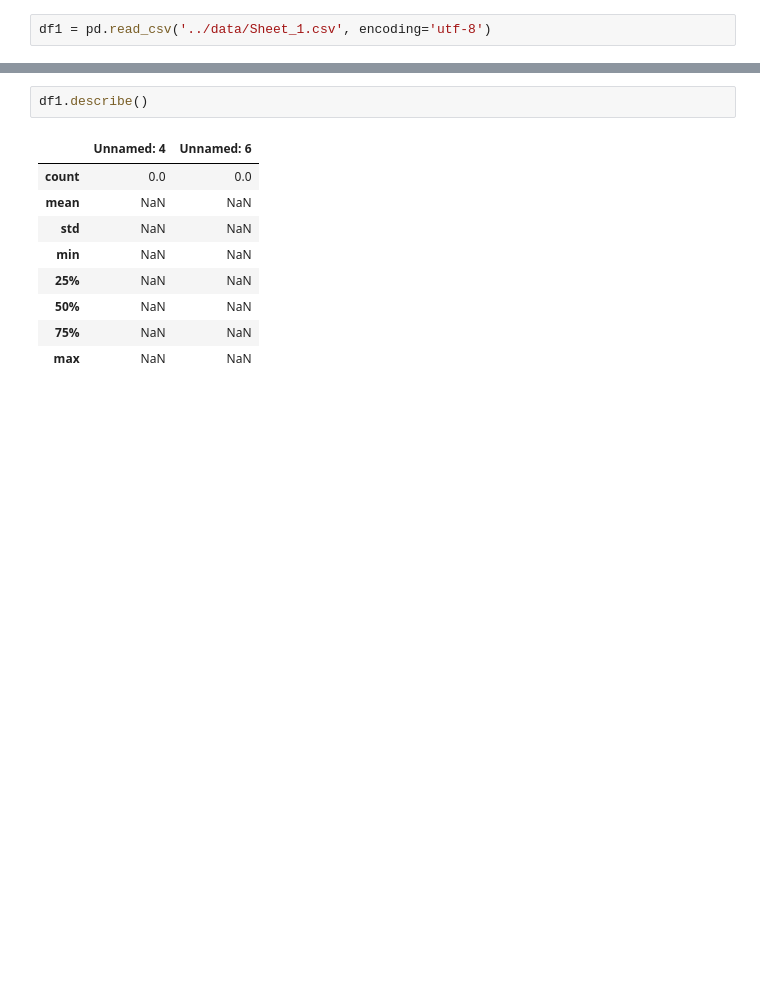
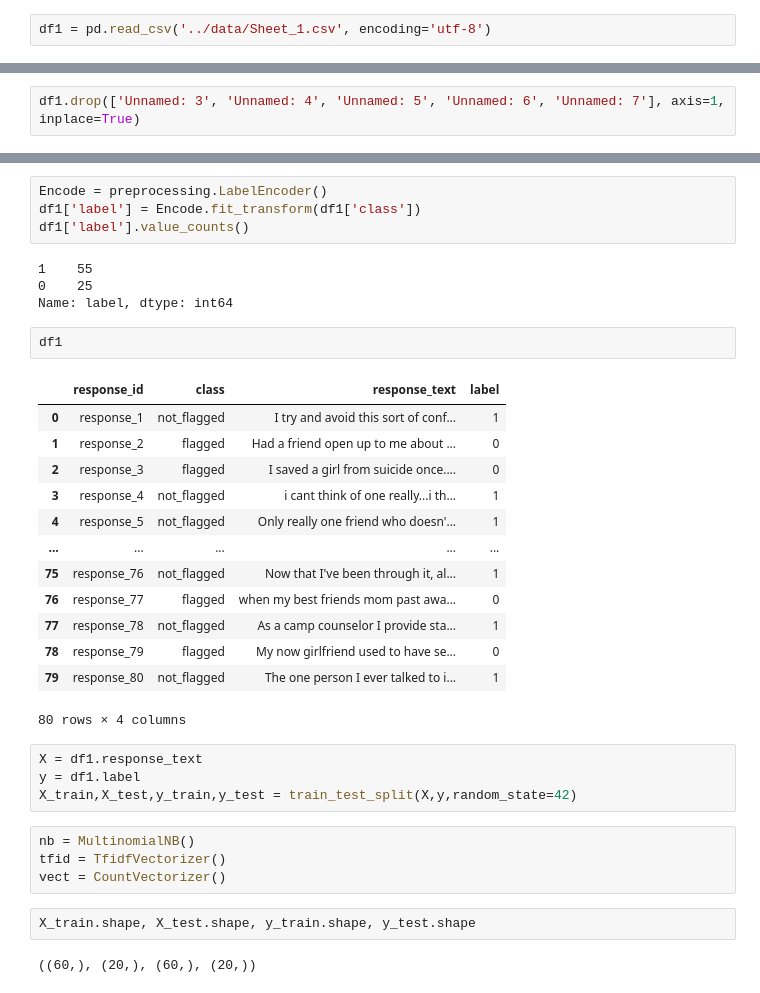
Before and after one commit to ghPRao/deep_NLP, a Jupyter notebook: notebooks/eda.ipynb, the cells around one changed output, grey strips where cells are left out. Saved outputs shown, nothing was run; the diff lists cells and outputs as text; blank space fills up the shorter version.

Commit message:
MultinomialNB and RF

```diff
--- a/notebooks/eda.ipynb
+++ b/notebooks/eda.ipynb
@@ -16 +62,3 @@ df1.head()
+# %%
+df1.drop(['Unnamed: 3', 'Unnamed: 4', 'Unnamed: 5', 'Unnamed: 6', 'Unnamed: 7'], axis=1, inplace=True)
 # %%
@@ -34,12 +125,36 @@ memory usage: 5.1+ KB
+# %%
+Encode = preprocessing.LabelEncoder()
+df1['label'] = Encode.fit_transform(df1['class'])
+df1['label'].value_counts()
+# %% [output]
+1    55
+0    25
+Name: label, dtype: int64
 # %%
-df1.describe()
+df1
 # %% [output]
-|  | Unnamed: 4 | Unnamed: 6 |
-| count | 0.0 | 0.0 |
-| mean | NaN | NaN |
-| std | NaN | NaN |
-| min | NaN | NaN |
-| 25% | NaN | NaN |
-| 50% | NaN | NaN |
-| 75% | NaN | NaN |
-| max | NaN | NaN |
+|  | response_id | class | response_text | label |
+| 0 | response_1 | not_flagged | I try and avoid this sort of conf... | 1 |
+| 1 | response_2 | flagged | Had a friend open up to me about ... | 0 |
+| 2 | response_3 | flagged | I saved a girl from suicide once.... | 0 |
+| 3 | response_4 | not_flagged | i cant think of one really...i th... | 1 |
+| 4 | response_5 | not_flagged | Only really one friend who doesn'... | 1 |
+| ... | ... | ... | ... | ... |
+| 75 | response_76 | not_flagged | Now that I've been through it, al... | 1 |
+| 76 | response_77 | flagged | when my best friends mom past awa... | 0 |
+| 77 | response_78 | not_flagged | As a camp counselor I provide sta... | 1 |
+| 78 | response_79 | flagged | My now girlfriend used to have se... | 0 |
+| 79 | response_80 | not_flagged | The one person I ever talked to i... | 1 |
+80 rows × 4 columns
+# %%
+X = df1.response_text
+y = df1.label
+X_train,X_test,y_train,y_test = train_test_split(X,y,random_state=42)
+# %%
+nb = MultinomialNB()
+tfid = TfidfVectorizer()
+vect = CountVectorizer()
+# %%
+X_train.shape, X_test.shape, y_train.shape, y_test.shape
+# %% [output]
+((60,), (20,), (60,), (20,))
```
Also changed, not shown: parts of 28 cells of this notebook, 1 other file.
